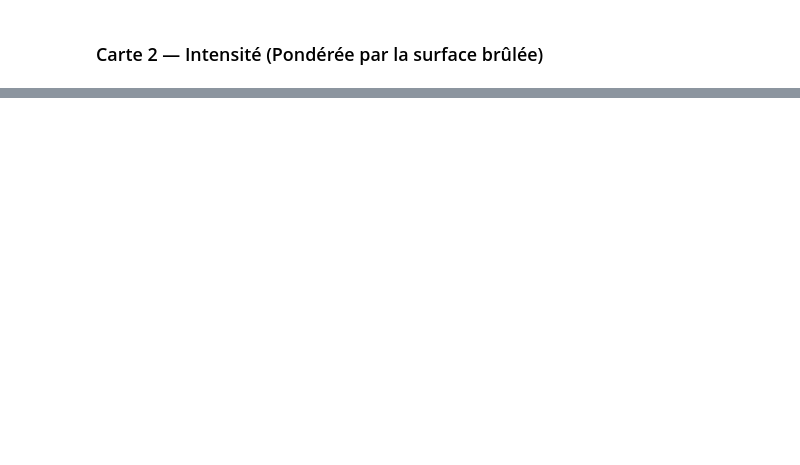
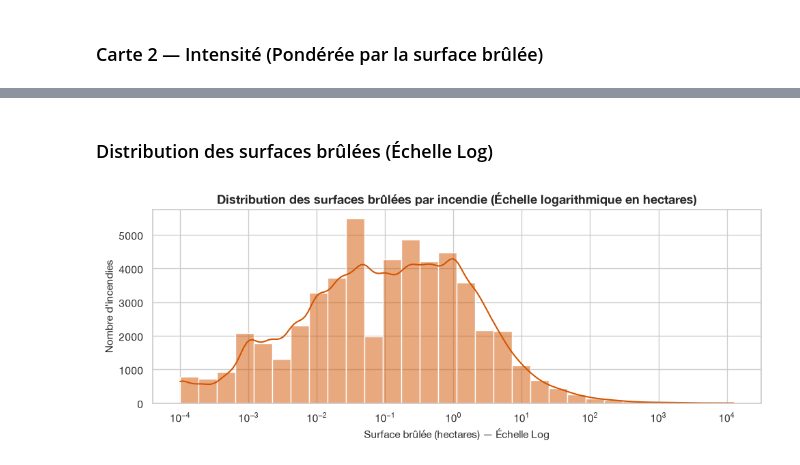
Before and after one commit to philippelaurens/incendies, a Jupyter notebook: notebooks/eda.ipynb, the cells around one changed output, grey strips where cells are left out. Cells and saved outputs as stored; diff of their text form; code cells hidden in the pictures; blank space fills up the shorter version.

```diff
--- a/notebooks/eda.ipynb
+++ b/notebooks/eda.ipynb
@@ -237,0 +401,27 @@ m_int
+# %% [markdown]
+### Distribution des surfaces brûlées (Échelle Log)
+# %%
+# Filtrage des feux avec surface > 0
+df_pos = df[df["surface_parcourue_m2"] > 0].copy()
+
+plt.figure(figsize=(10, 4))
+
+# Distribution log-transformee
+sns.histplot(
+    data=df_pos,
+    x="surface_parcourue_ha",
+    log_scale=True,
+    color="#d35400",
+    kde=True,
+    bins=30,
+)
+
+plt.title( "Distribution des surfaces brûlées par incendie (Échelle logarithmique en hectares)",
+          fontsize=13,
+          fontweight="bold"
+)
+plt.xlabel("Surface brûlée (hectares) — Échelle Log", fontsize=11)
+plt.ylabel("Nombre d'incendies", fontsize=11)
+plt.tight_layout()
+# %% [output]
+[figure, added]
```
Also changed, not shown: parts of 19 cells of this notebook.
